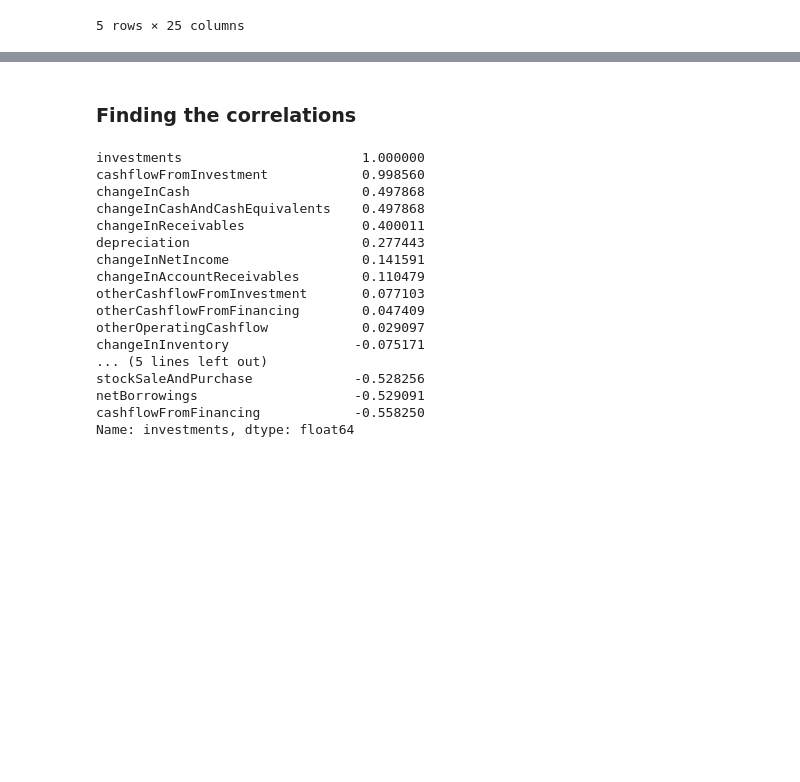
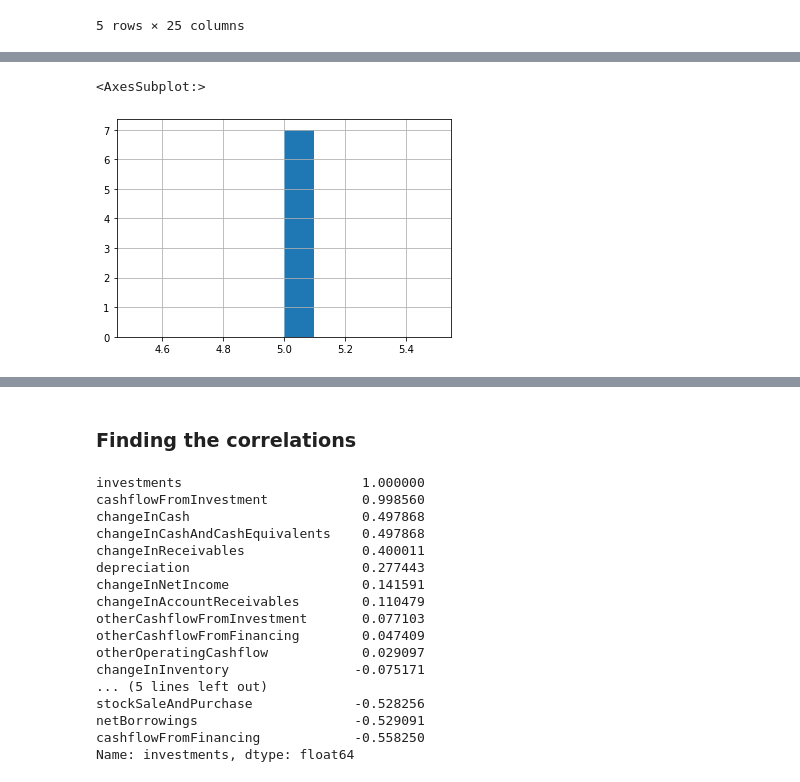
Before and after one commit to SavitarRL/Predictor-model, a Jupyter notebook: data/ML modelling.ipynb, the cells around one changed output, grey strips where cells are left out. Cells and saved outputs as stored; diff of their text form; code cells hidden in the pictures; blank space fills up the shorter version.

```diff
--- a/data/ML modelling.ipynb
+++ b/data/ML modelling.ipynb
@@ -128,0 +136,5 @@ KeyError: 'investment_cat'
+# %%
+q_cashflow_apple["invest_cat"].hist()
+# %% [output]
+<AxesSubplot:>
+[figure, added]
```
Also changed, not shown: parts of 18 cells of this notebook.
